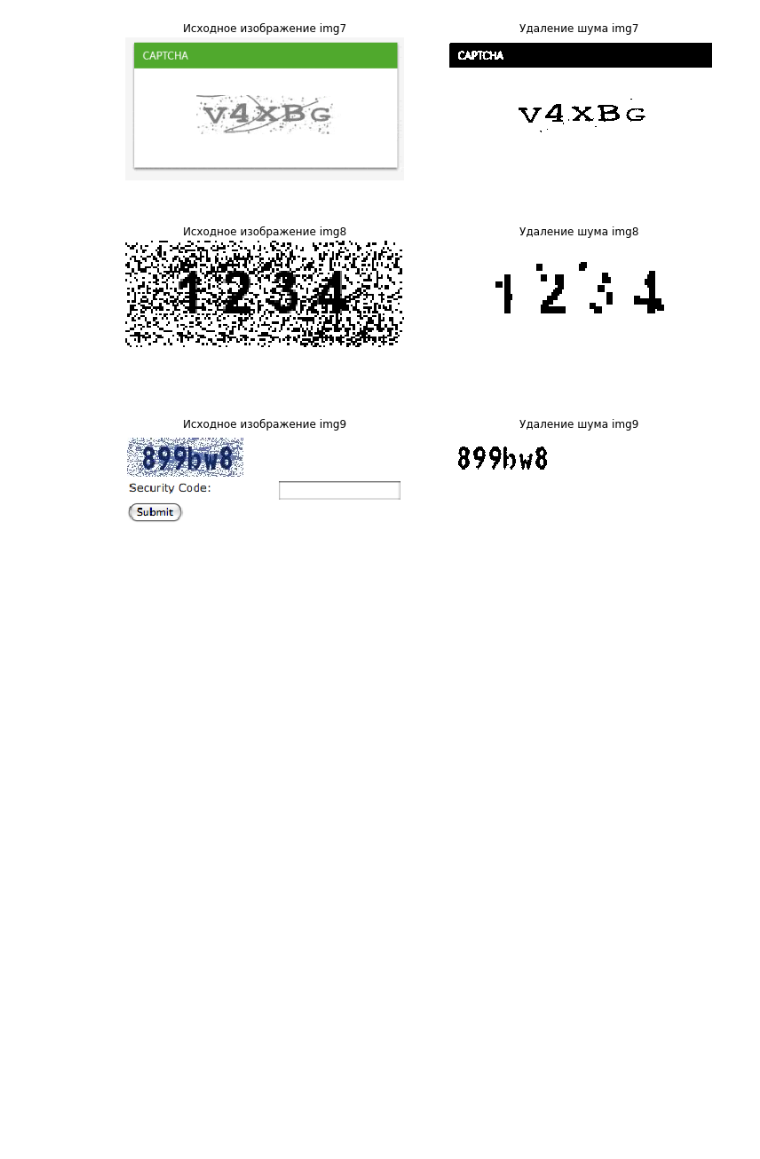
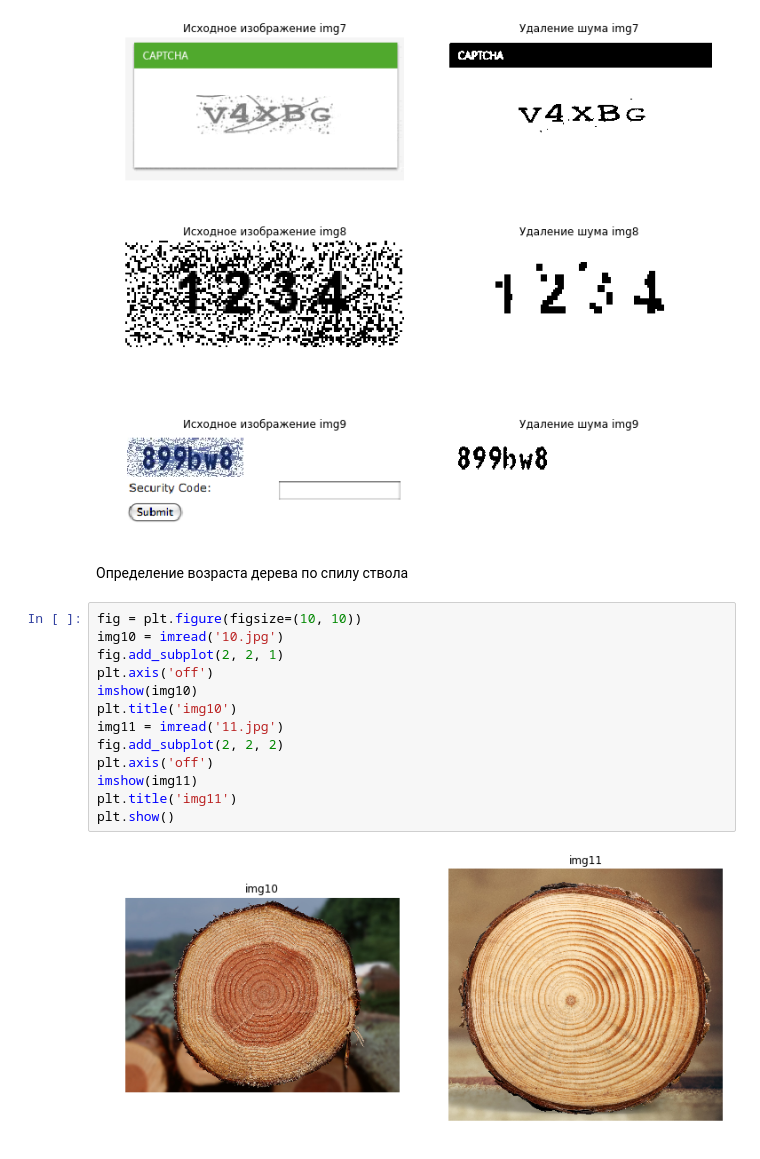
Before and after one commit to MargoBabaylova/MAPI, a Jupyter notebook: IMAGE-Margo-LR4/IMAGE-Margo-lr4.ipynb, the cells around one changed output. Cells and saved outputs as stored; diff of their text form; blank space fills up the shorter version.

```diff
--- a/IMAGE-Margo-LR4/IMAGE-Margo-lr4.ipynb
+++ b/IMAGE-Margo-LR4/IMAGE-Margo-lr4.ipynb
@@ -176,3 +183,20 @@ plt.title('Удаление шума img9')
 plt.show()
 # %% [output]
 [figure]
+# %% [markdown]
+Определение возраста дерева по спилу ствола
+# %%
+fig = plt.figure(figsize=(10, 10))
+img10 = imread('10.jpg')
+fig.add_subplot(2, 2, 1)
+plt.axis('off')
+imshow(img10)
+plt.title('img10')
+img11 = imread('11.jpg')
+fig.add_subplot(2, 2, 2)
+plt.axis('off')
+imshow(img11)
+plt.title('img11')
+plt.show()
+# %% [output]
+[figure, added]
```
Also changed, not shown: parts of 4 cells of this notebook, 11 other files.
